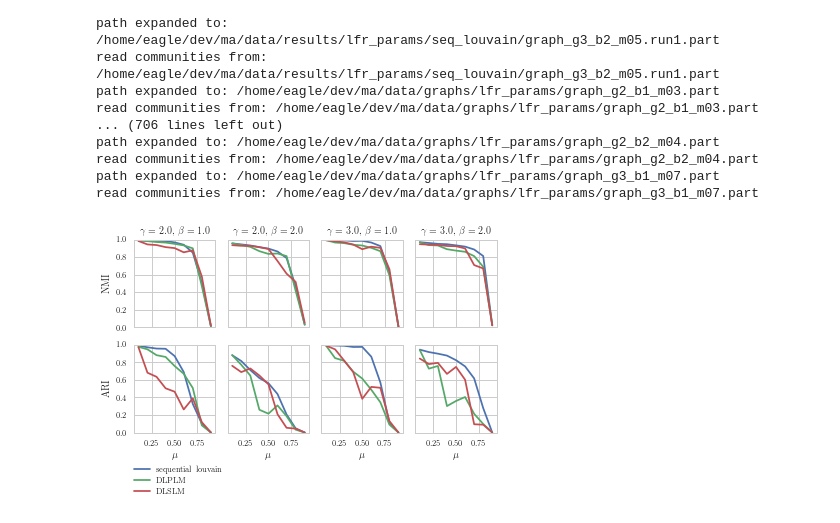
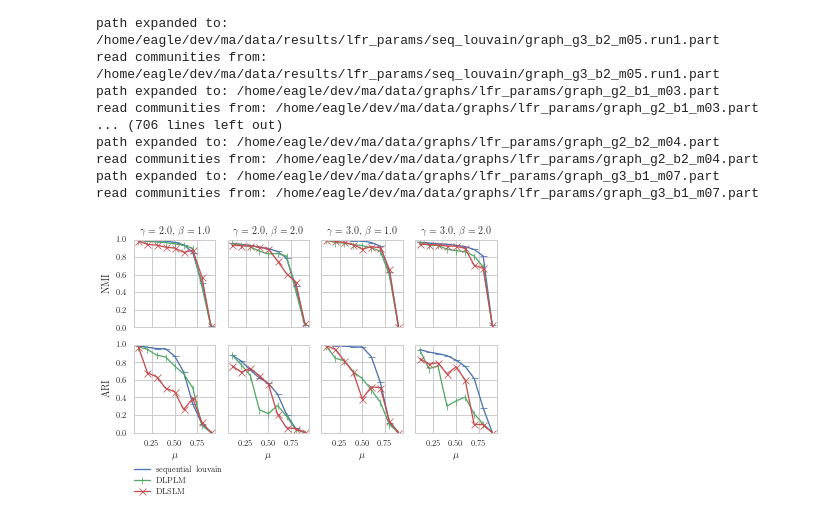
Before and after one commit to kit-algo/distributed_clustering_thrill, a Jupyter notebook: analysis/LFR Params.ipynb, the cells around one changed output. Saved outputs shown, nothing was run; the diff lists cells and outputs as text; code cells hidden in the pictures.

Commit message:
updated plots

```diff
--- a/analysis/LFR Params.ipynb
+++ b/analysis/LFR Params.ipynb
@@ -124,28 +124,35 @@ read communities from: /home/eagle/dev/ma/data/graphs/lfr_params/graph_g3_b1_m07
 # %%
 frames['program_run'][['gamma', 'beta', 'mu']] = frames['program_run'].apply(lambda x: pd.Series([int(x['graph'][30]), int(x['graph'][33]), int(x['graph'][37]) / 10]), axis=1)
 # %%
+sns.set_context(rc={'lines.markeredgewidth': 0.75, 'lines.linewidth': 1.3, 'lines.markersize': 7})
+
 groups = frames['clustering'] \
     .merge(frames['algorithm_run'], left_on='algorithm_run_id', right_index=True) \
     .merge(frames['program_run'], left_on='program_run_id', right_index=True) \
     .groupby(['gamma', 'beta'])
 
 fig, axes = plt.subplots(2, 4, figsize=(textwidth_to_inch(1.1), textwidth_to_inch(0.6)));
 plt.subplots_adjust(wspace=0.15, hspace=0.2);
 
 pad = 5
 
 for (i, measure) in [(0, 'NMI'), (1, 'ARI')]:
     axes[i][0].set_ylabel(measure)
     for (gamma, beta), group_data in groups:
         j = int((gamma - 2) * 2 + beta - 1)
-        group_data.groupby(['mu', 'algorithm'])[measure].mean().unstack()[['sequential louvain', 'DLPLM', 'DLSLM']].plot.line(ax=axes[i][j] , xlim=(0.05, 0.95), ylim=(0, 1), legend=False, sharey=True, sharex=True)
+        group_data.groupby(['mu', 'algorithm'])[measure].mean().unstack()['sequential louvain'] \
+            .plot.line(ax=axes[i][j] , xlim=(0.05, 0.95), ylim=(0, 1), legend=False, sharey=True, sharex=True, marker='_')
+        group_data.groupby(['mu', 'algorithm'])[measure].mean().unstack()['DLPLM'] \
+            .plot.line(ax=axes[i][j] , xlim=(0.05, 0.95), ylim=(0, 1), legend=False, sharey=True, sharex=True, marker='|')
+        group_data.groupby(['mu', 'algorithm'])[measure].mean().unstack()['DLSLM'] \
+            .plot.line(ax=axes[i][j] , xlim=(0.05, 0.95), ylim=(0, 1), legend=False, sharey=True, sharex=True, marker='x')
         axes[i][j].set_xlabel("$\mu$")
 
 for (gamma, beta), group_data in groups:
     j = int((gamma - 2) * 2 + beta - 1)
     axes[0][j].set_title("$\gamma = {}$, $\\beta = {}$".format(gamma, beta))
 
 plt.legend(loc = 'lower left', bbox_to_anchor = (0.11,-0.15,1,1), bbox_transform = plt.gcf().transFigure)
 savefig("lfr_params")
 # %% [output]
-[figure, old version]
+[figure, new version]
```
Also changed, not shown: parts of 2 cells of this notebook, 1 other file.
